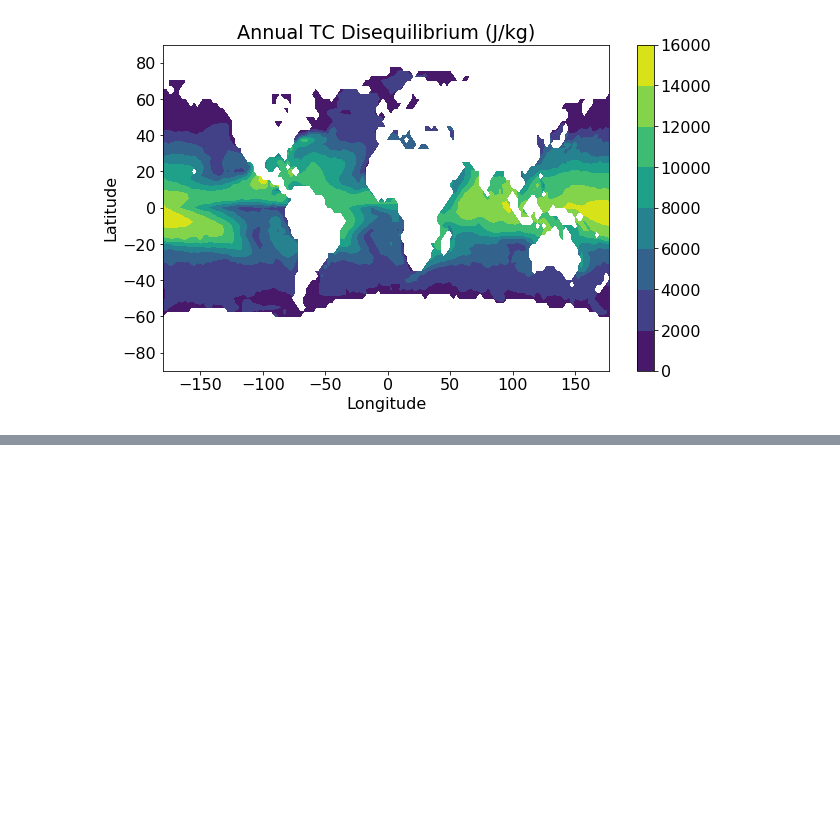
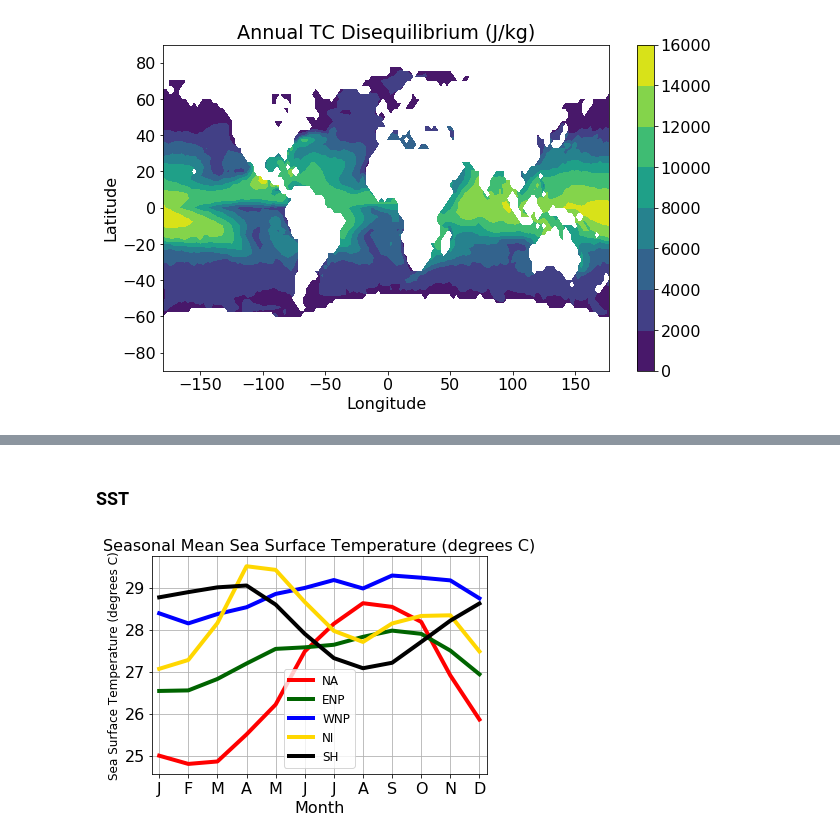
Before and after one commit to dgilford/tcpyPI, a Jupyter notebook: notebooks/sample_output_analyses.ipynb, the cells around one changed output, grey strips where cells are left out. Saved outputs shown, nothing was run; the diff lists cells and outputs as text; code cells hidden in the pictures; blank space fills up the shorter version.

```diff
--- a/notebooks/sample_output_analyses.ipynb
+++ b/notebooks/sample_output_analyses.ipynb
@@ -279,0 +454,6 @@ SyntaxError: invalid syntax (<ipython-input-15-c46c0bc08fe9>, line 1)
+# %% [markdown]
+### SST
+# %%
+plot_pi_seascycle('sst',meanb,basins)
+# %% [output]
+[figure, added]
```
Also changed, not shown: parts of 55 cells of this notebook, 4 other files.
